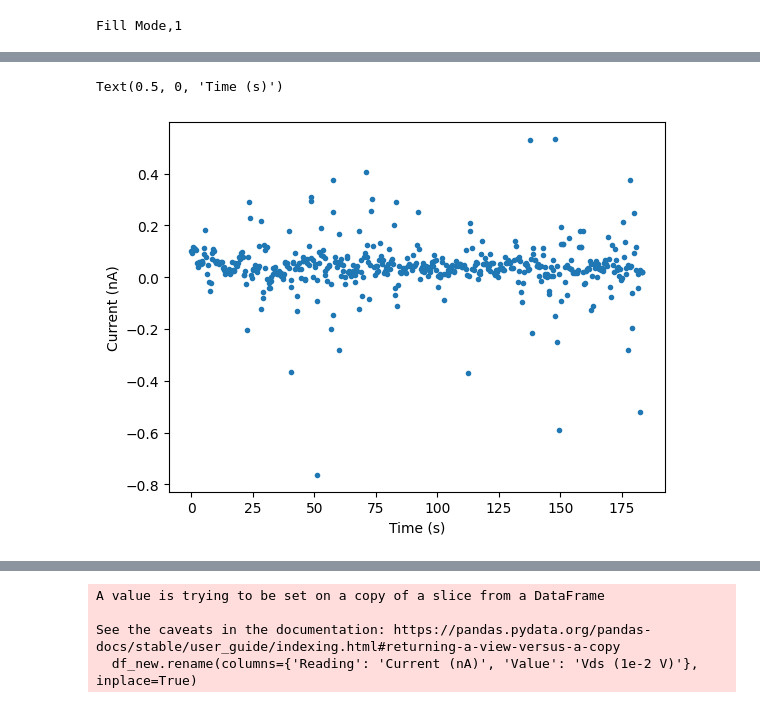
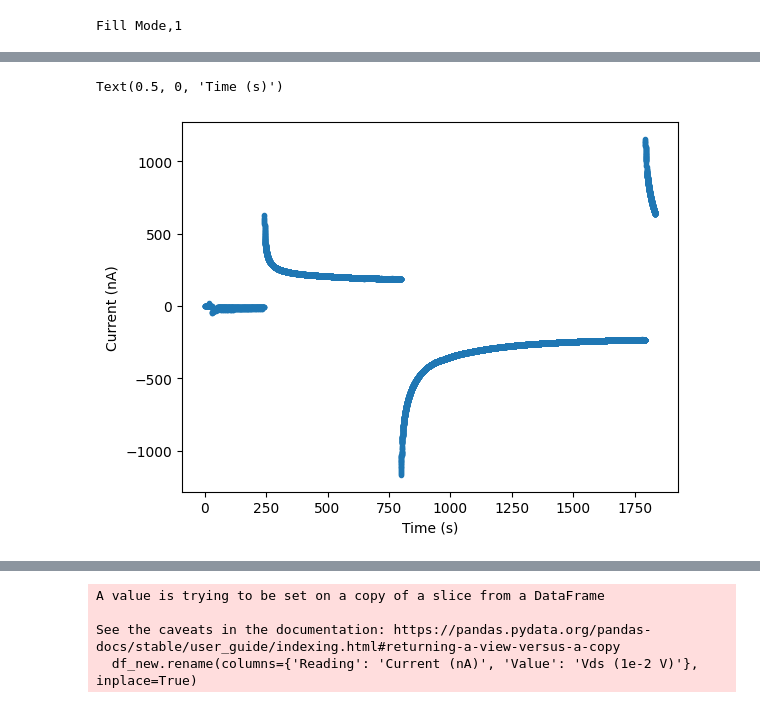
Before and after one commit to beepmo/gator, a Jupyter notebook: data/06-21/litao3_current.ipynb, the cells around one changed output, grey strips where cells are left out. Drawn from its saved outputs; the diff is of its cells as text; code cells hidden in the pictures.

```diff
--- a/data/06-21/litao3_current.ipynb
+++ b/data/06-21/litao3_current.ipynb
@@ -57,7 +61,7 @@ def prep_csv(filename):
   with open(filename, 'w') as f:
     f.writelines(lines)
 # %%
-prep_csv('defbuffer1_0620_124209.csv')
-df = pd.read_csv('defbuffer1_0620_124209.csv')
+prep_csv('defbuffer1_0621_141313.csv')
+df2 = pd.read_csv('defbuffer1_0621_141313.csv')
 # %% [output]
 Fill Mode,1
@@ -82,18 +84,18 @@ Warning: total number of rows (34743) exceeds max_rows (20000). Limiting to firs
 # %%
 # Time (s)
-T = df['Relative Time']
+T = df2['Relative Time']
 
 # Current (mA)
-I = df['Reading'] * 1e9
+I = df2['Reading'] * 1e9
 
 # Potential (mV)
-V = df['Value'] * 1e3
+V = df2['Value'] * 1e3
 # %%
 cut1 = 0
-cut2 = 509
+cut2 = len(T)
 plt.plot(T[cut1:cut2],I[cut1:cut2],'.')
 plt.ylabel('Current (nA)')
 plt.xlabel('Time (s)')
 # %% [output]
 Text(0.5, 0, 'Time (s)')
-[figure, old version]
+[figure, new version]
```
Also changed, not shown: parts of 17 cells of this notebook.
